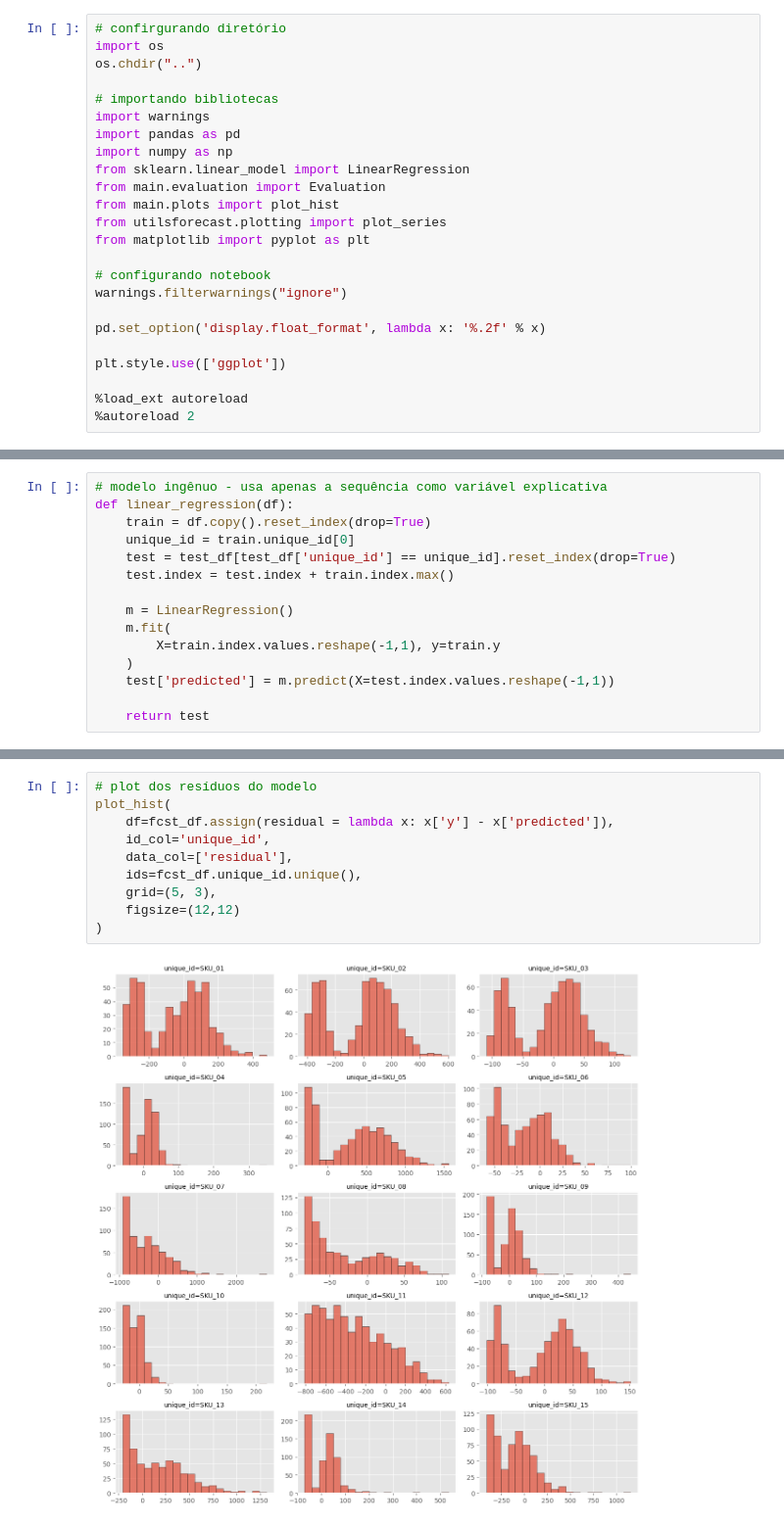
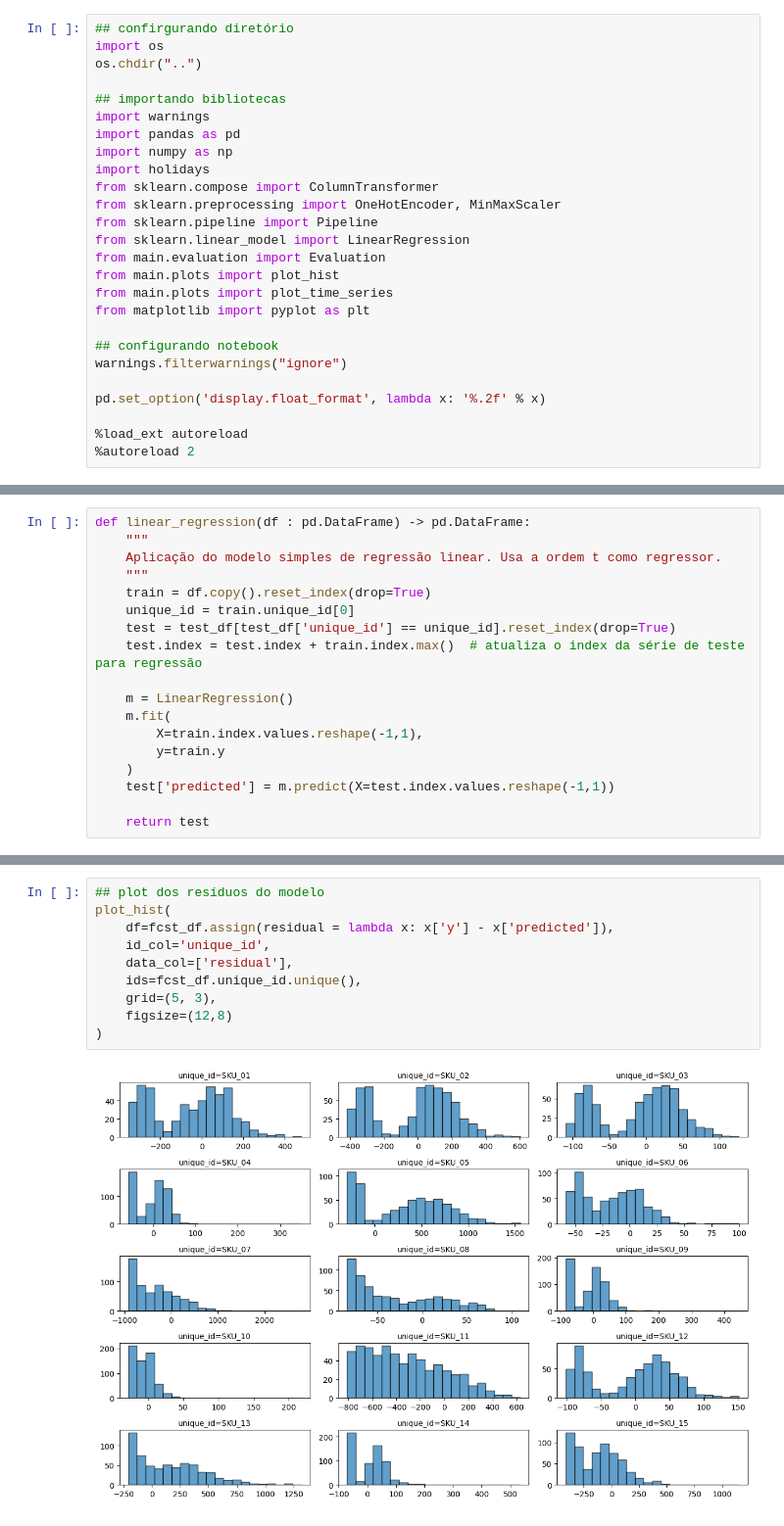
Before and after one commit to getrolucas/PIC10003-2024, a Jupyter notebook: nbs/linear_regression.ipynb, the cells around one changed output, grey strips where cells are left out. Shown: that part at 98% size. Cells and saved outputs as stored; diff of their text form.

Commit message:
att linear_regression nb e plots

```diff
--- a/nbs/linear_regression.ipynb
+++ b/nbs/linear_regression.ipynb
@@ -3,24 +3,26 @@
 # %%
-# confirgurando diretório
+## confirgurando diretório
 import os
 os.chdir("..")
 
-# importando bibliotecas
+## importando bibliotecas
 import warnings
 import pandas as pd
 import numpy as np
+import holidays
+from sklearn.compose import ColumnTransformer
+from sklearn.preprocessing import OneHotEncoder, MinMaxScaler
+from sklearn.pipeline import Pipeline
 from sklearn.linear_model import LinearRegression
 from main.evaluation import Evaluation
 from main.plots import plot_hist
-from utilsforecast.plotting import plot_series
+from main.plots import plot_time_series
 from matplotlib import pyplot as plt
 
-# configurando notebook
+## configurando notebook
 warnings.filterwarnings("ignore")
 
 pd.set_option('display.float_format', lambda x: '%.2f' % x)
 
-plt.style.use(['ggplot'])
-
 %load_ext autoreload
 %autoreload 2
@@ -36,14 +43,17 @@ FileNotFoundError: [Errno 2] No such file or directory: 'nbs/data/train_df.csv'
 # %%
-# modelo ingênuo - usa apenas a sequência como variável explicativa
-def linear_regression(df):
+def linear_regression(df : pd.DataFrame) -> pd.DataFrame:
+    """
+    Aplicação do modelo simples de regressão linear. Usa a ordem t como regressor.
+    """
     train = df.copy().reset_index(drop=True)
     unique_id = train.unique_id[0]
     test = test_df[test_df['unique_id'] == unique_id].reset_index(drop=True)
-    test.index = test.index + train.index.max()
+    test.index = test.index + train.index.max()  # atualiza o index da série de teste para regressão
 
     m = LinearRegression()
     m.fit(
-        X=train.index.values.reshape(-1,1), y=train.y
+        X=train.index.values.reshape(-1,1),
+        y=train.y
     )
     test['predicted'] = m.predict(X=test.index.values.reshape(-1,1))
 
@@ -79,14 +89,14 @@ fcst_df.groupby("unique_id").apply(f)
 | SKU_14 | 0 | 50.76 | 3993.17 | 63.19 | -0.02 |
 | SKU_15 | 0 | 197.14 | 58891.68 | 242.68 | -0.31 |
 # %%
-# plot dos resíduos do modelo
+## plot dos resíduos do modelo
 plot_hist(
     df=fcst_df.assign(residual = lambda x: x['y'] - x['predicted']),
     id_col='unique_id',
     data_col=['residual'],
     ids=fcst_df.unique_id.unique(),
     grid=(5, 3),
-    figsize=(12,12)
+    figsize=(12,8)
 )
 # %% [output]
-[figure, old version]
+[figure, new version]
```
Also changed, not shown: parts of 16 cells of this notebook, 1 other file.
